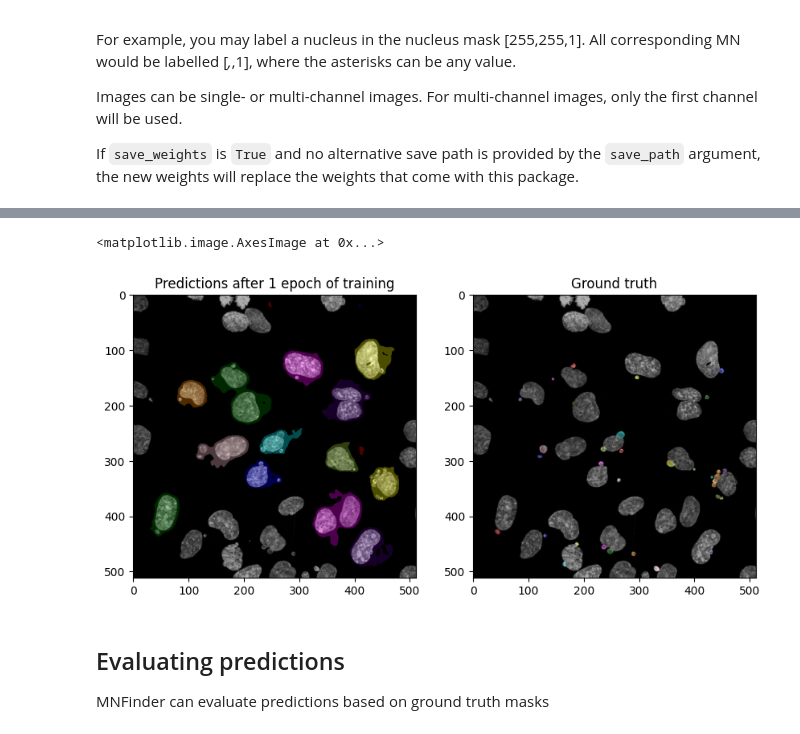
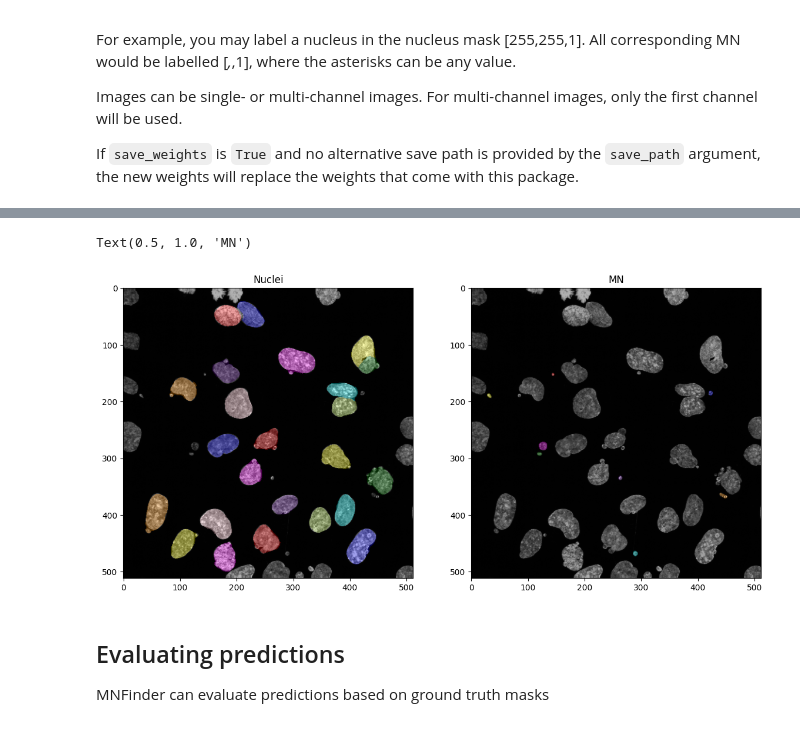
Before and after one commit to hatch-lab/mnfinder, a Jupyter notebook: quick-start.ipynb, the cells around one changed output, grey strips where cells are left out. Cells and saved outputs as stored; diff of their text form; code cells hidden in the pictures.

```diff
--- a/quick-start.ipynb
+++ b/quick-start.ipynb
@@ -308,6 +287,7 @@ m, history = attention_model.train(
     train_path=MNClassifier.training_root,
     val_path=MNClassifier.validation_root,
     save_weights=False,
-    epochs=1
+    epochs=1,
+    num_per_image=2 # Reduce the number of crops/image to use for training, to speed training up for this example
 )
 # %% [output]
@@ -342,15 +308,15 @@ df
 # %%
 new_attention_model = MNClassifier.get_model('Attention', trained_model=m)
 # %%
-labels = new_attention_model.predict(img)
+new_labels, class_raw, _ = new_attention_model.predict(img, return_raw_output=True)
 f,ax = plt.subplots(1,2, figsize=(14,10))
-ax[0].imshow(label2rgb(labels[...,0], img))
+ax[0].imshow(label2rgb(new_labels[...,0], img))
 ax[0].set_title("Nuclei")
-ax[1].imshow(label2rgb((labels[...,0]+labels[...,1]), img))
-ax[1].set_title("Nuclei with associated MN")
+ax[1].imshow(label2rgb(new_labels[...,2], img))
+ax[1].set_title("MN")
 # %% [output]
-<matplotlib.image.AxesImage at 0x...>
+Text(0.5, 1.0, 'MN')
-[figure, old version]
+[figure, new version]
 # %% [markdown]
 ## Evaluating predictions
 MNFinder can evaluate predictions based on ground truth masks
```
Also changed, not shown: parts of 28 cells of this notebook, 2 other files.
